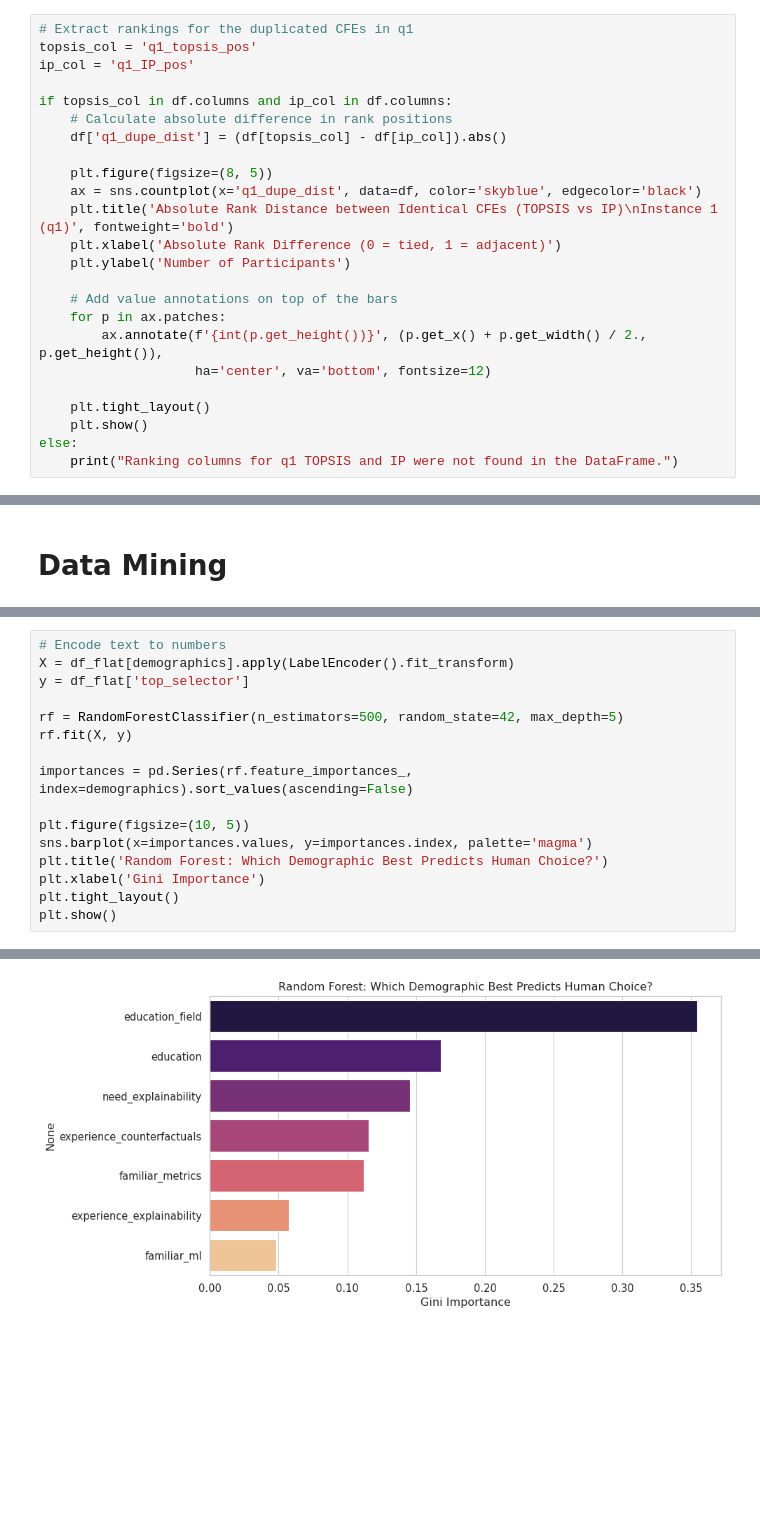
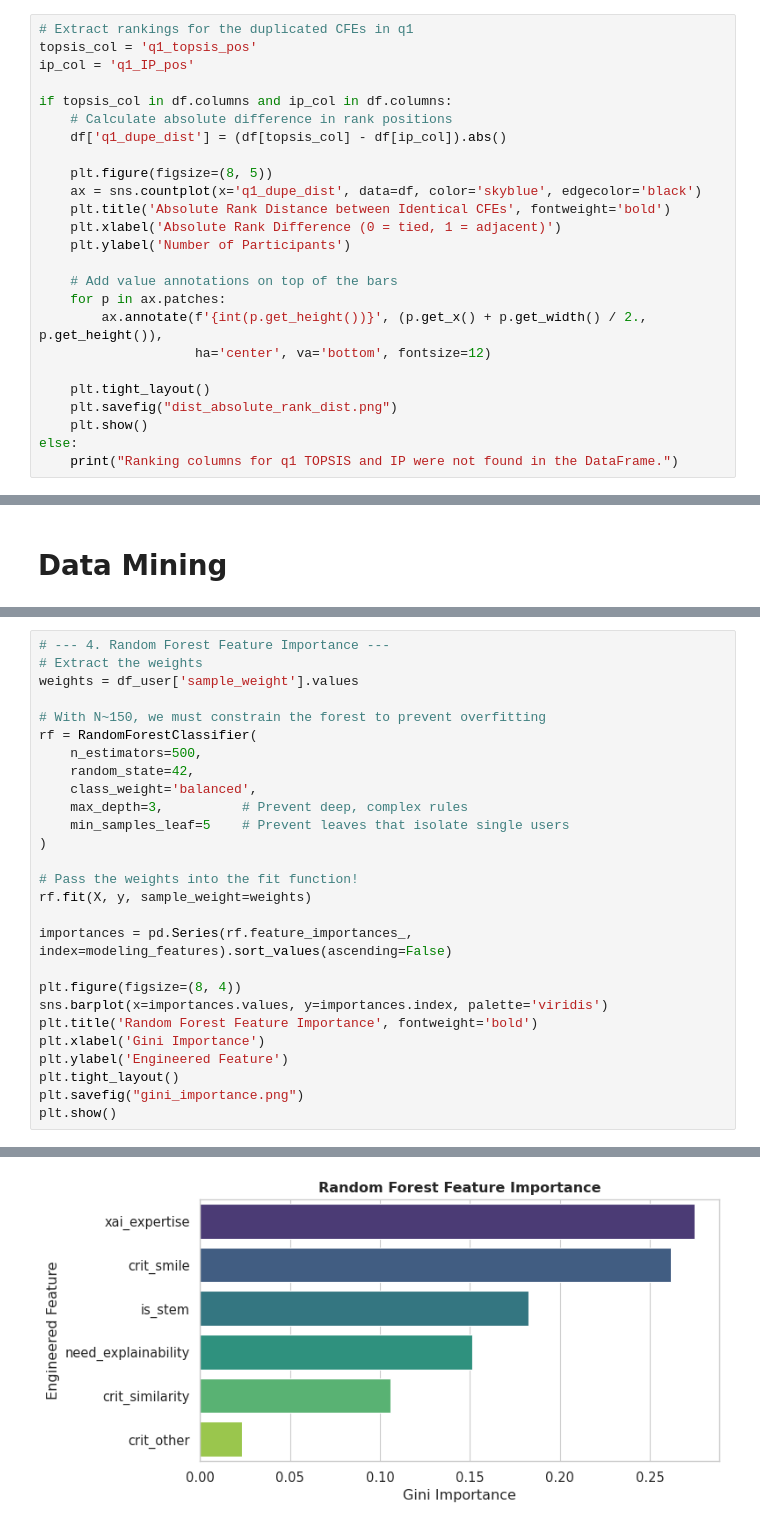
Before and after one commit to MBernart/counterfactuals, a Jupyter notebook: experiments/Human_Evaluation_of_CF/analysis.ipynb, the cells around one changed output, grey strips where cells are left out. Cells and saved outputs as stored; diff of their text form; blank space fills up the shorter version.

```diff
--- a/experiments/Human_Evaluation_of_CF/analysis.ipynb
+++ b/experiments/Human_Evaluation_of_CF/analysis.ipynb
@@ -34,7 +34,7 @@ if topsis_col in df.columns and ip_col in df.columns:
 
     plt.figure(figsize=(8, 5))
     ax = sns.countplot(x='q1_dupe_dist', data=df, color='skyblue', edgecolor='black')
-    plt.title('Absolute Rank Distance between Identical CFEs (TOPSIS vs IP)\nInstance 1 (q1)', fontweight='bold')
+    plt.title('Absolute Rank Distance between Identical CFEs', fontweight='bold')
     plt.xlabel('Absolute Rank Difference (0 = tied, 1 = adjacent)')
     plt.ylabel('Number of Participants')
 
@@ -44,6 +44,7 @@ if topsis_col in df.columns and ip_col in df.columns:
                     ha='center', va='bottom', fontsize=12)
 
     plt.tight_layout()
+    plt.savefig("dist_absolute_rank_dist.png")
     plt.show()
 else:
     print("Ranking columns for q1 TOPSIS and IP were not found in the DataFrame.")
@@ -715,19 +879,30 @@ plt.show()
 # %%
-# Encode text to numbers
-X = df_flat[demographics].apply(LabelEncoder().fit_transform)
-y = df_flat['top_selector']
+# --- 4. Random Forest Feature Importance ---
+# Extract the weights
+weights = df_user['sample_weight'].values
 
-rf = RandomForestClassifier(n_estimators=500, random_state=42, max_depth=5)
-rf.fit(X, y)
+# With N~150, we must constrain the forest to prevent overfitting
+rf = RandomForestClassifier(
+    n_estimators=500,
+    random_state=42,
+    class_weight='balanced',
+    max_depth=3,          # Prevent deep, complex rules
+    min_samples_leaf=5    # Prevent leaves that isolate single users
+)
 
-importances = pd.Series(rf.feature_importances_, index=demographics).sort_values(ascending=False)
+# Pass the weights into the fit function!
+rf.fit(X, y, sample_weight=weights)
 
-plt.figure(figsize=(10, 5))
-sns.barplot(x=importances.values, y=importances.index, palette='magma')
-plt.title('Random Forest: Which Demographic Best Predicts Human Choice?')
+importances = pd.Series(rf.feature_importances_, index=modeling_features).sort_values(ascending=False)
+
+plt.figure(figsize=(8, 4))
+sns.barplot(x=importances.values, y=importances.index, palette='viridis')
+plt.title('Random Forest Feature Importance', fontweight='bold')
 plt.xlabel('Gini Importance')
+plt.ylabel('Engineered Feature')
 plt.tight_layout()
+plt.savefig("gini_importance.png")
 plt.show()
 # %% [output]
 Passing `palette` without assigning `hue` is deprecated and will be removed in v0.14.0. Assign the `y` variable to `hue` and set `legend=False` for the same effect.
-[figure, old version]
+[figure, new version]
```
Also changed, not shown: parts of 25 cells of this notebook.
